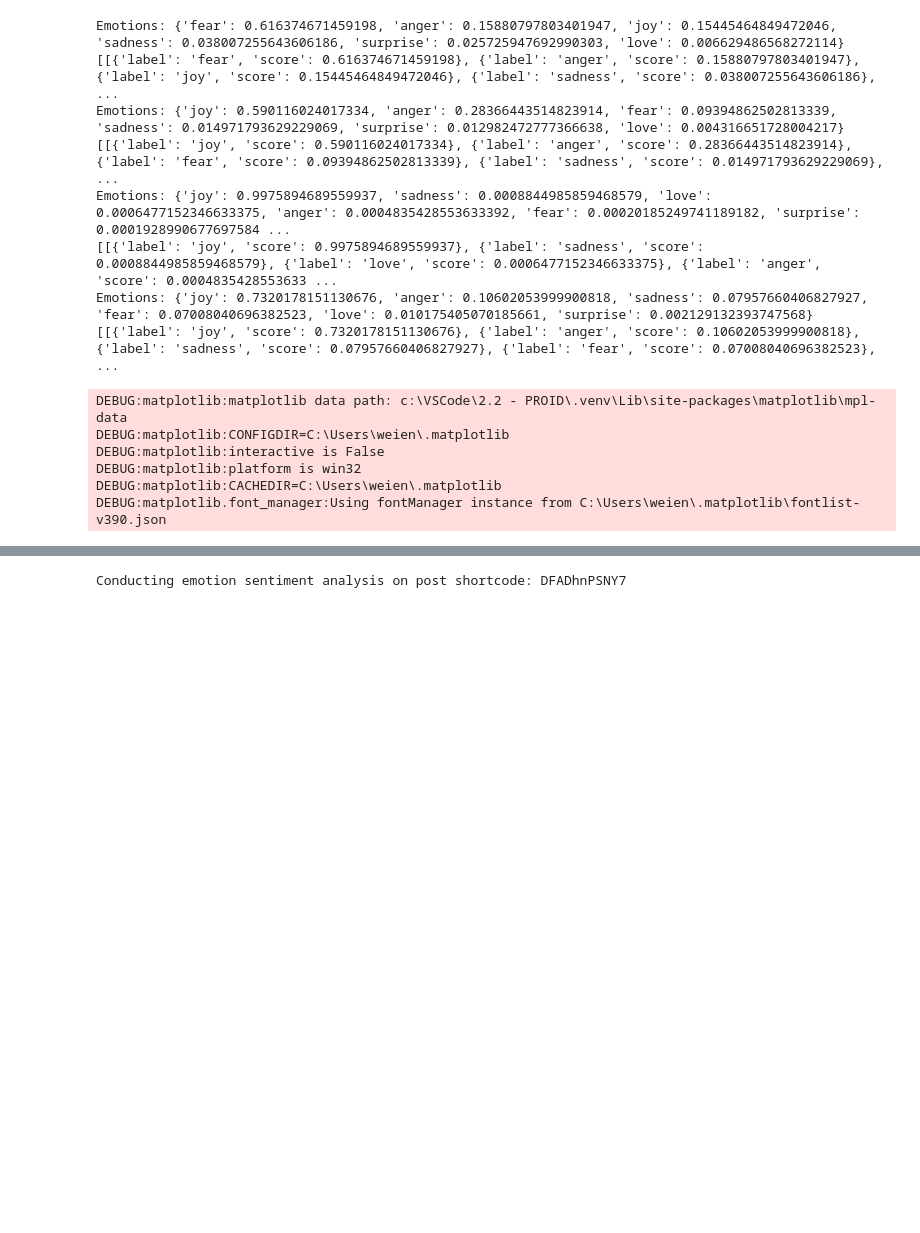
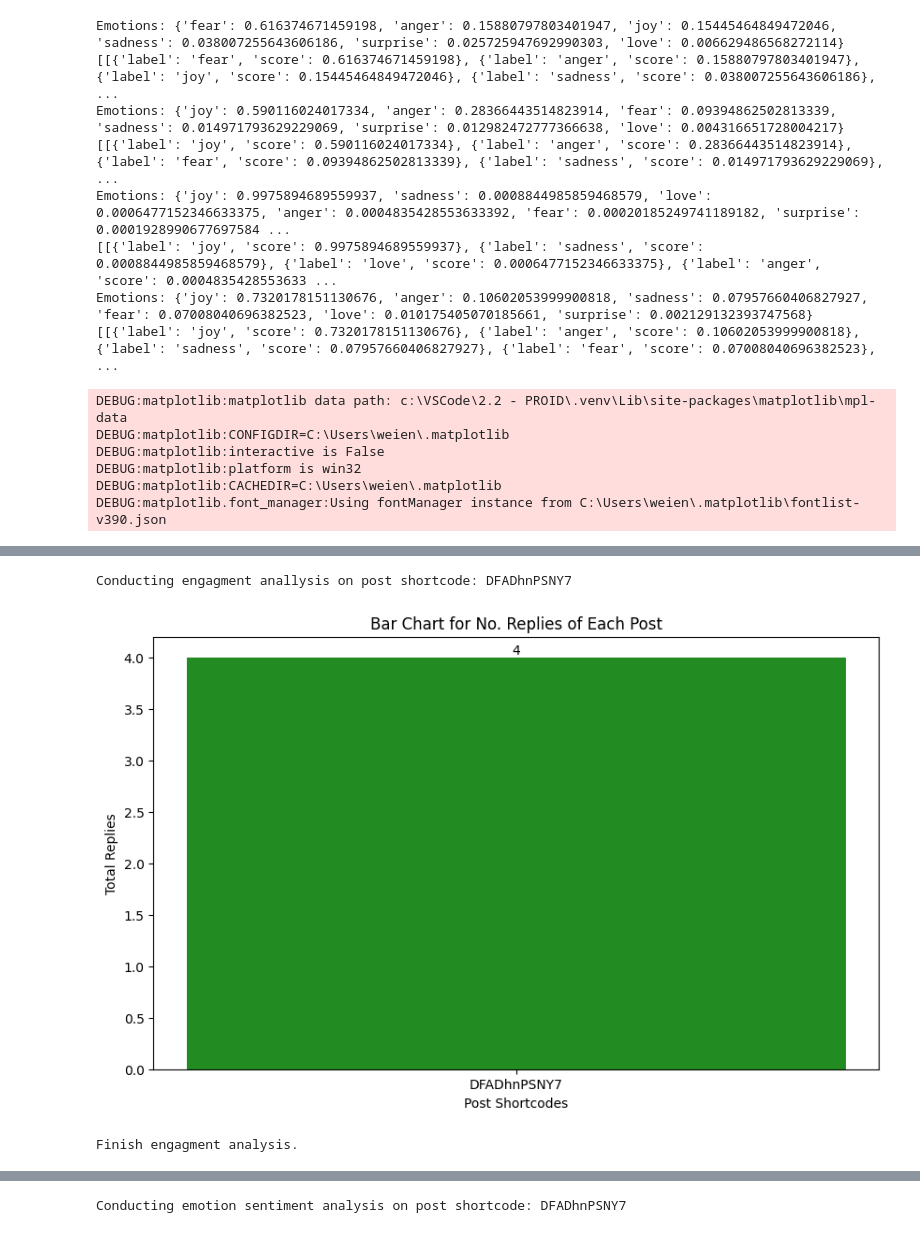
Before and after one commit to iceice-cooler27/instagram-analytics, a Jupyter notebook: main.ipynb, the cells around one changed output, grey strips where cells are left out. Cells and saved outputs as stored; diff of their text form; code cells hidden in the pictures; blank space fills up the shorter version.

```diff
--- a/main.ipynb
+++ b/main.ipynb
@@ -274,3 +327,25 @@ for shortcode in shortcodes:
+# %%
+replies = {}
+for shortcode in shortcodes:
+    with open(f"comments/json/{shortcode}.json", "r") as f:
+        data = json.load(f)
+    print(f"Conducting engagment anallysis on post shortcode: {shortcode}")
+    replies[f"{shortcode}"] = data["replies"]
+plt.figure(figsize=(10, 6))
+bars = plt.bar(replies.keys(), replies.values(), color='forestgreen')
+for bar in bars:
+    height = bar.get_height()
+    plt.text(bar.get_x() + bar.get_width() / 2, height, f'{height}',
+                ha='center', va='bottom', fontsize=10)
+plt.title(f"Bar Chart for No. Replies of Each Post")
+plt.xlabel("Post Shortcodes")
+plt.ylabel("Total Replies")
+plt.show()
+print("Finish engagment analysis.")
+# %% [output]
+Conducting engagment anallysis on post shortcode: DFADhnPSNY7
+[figure, added]
+Finish engagment analysis.
 # %%
 for shortcode in shortcodes:
     with open(f"comments/json/{shortcode}.json", "r") as f:
```
Also changed, not shown: parts of 11 cells of this notebook, 1 other file.
